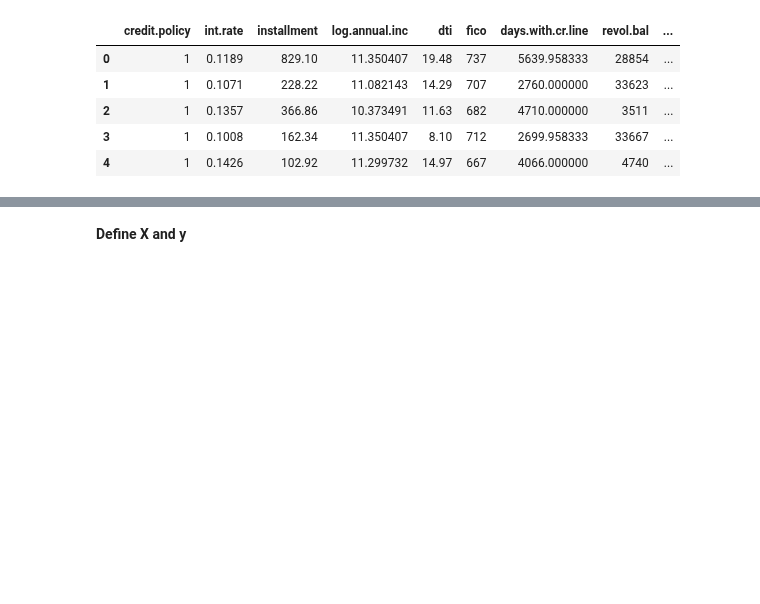
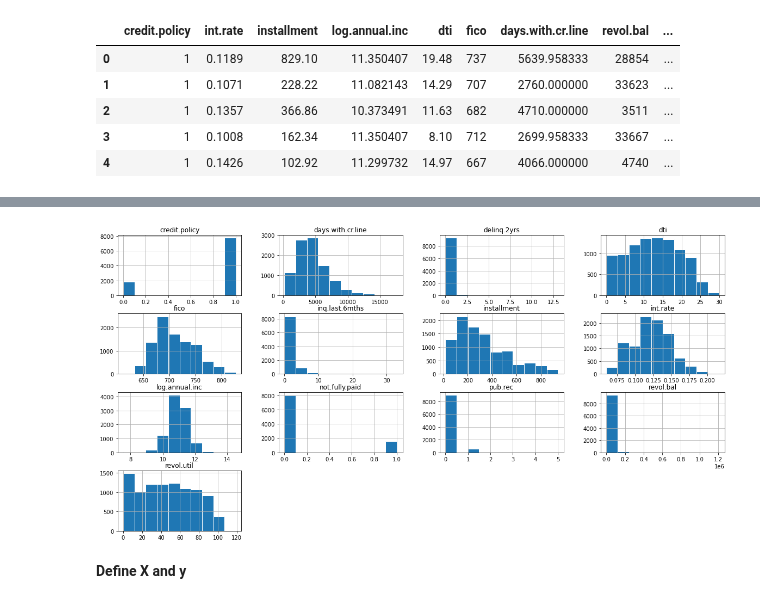
Before and after one commit to deepthiab/Loans_LC, a Jupyter notebook: EDA.ipynb, the cells around one changed output, grey strips where cells are left out. Cells and saved outputs as stored; diff of their text form; code cells hidden in the pictures; blank space fills up the shorter version.

```diff
--- a/EDA.ipynb
+++ b/EDA.ipynb
@@ -77,3 +106,9 @@ loan_data.head()
+# %%
+numbers = loan_data.select_dtypes(['int64', 'float64']).columns
+loan_data[numbers].hist(figsize=(20,10), edgecolor='white')
+plt.show()
+# %% [output]
+[figure, added]
 # %% [markdown]
 **Define X and y**
 # %%
```
Also changed, not shown: parts of 6 cells of this notebook.
